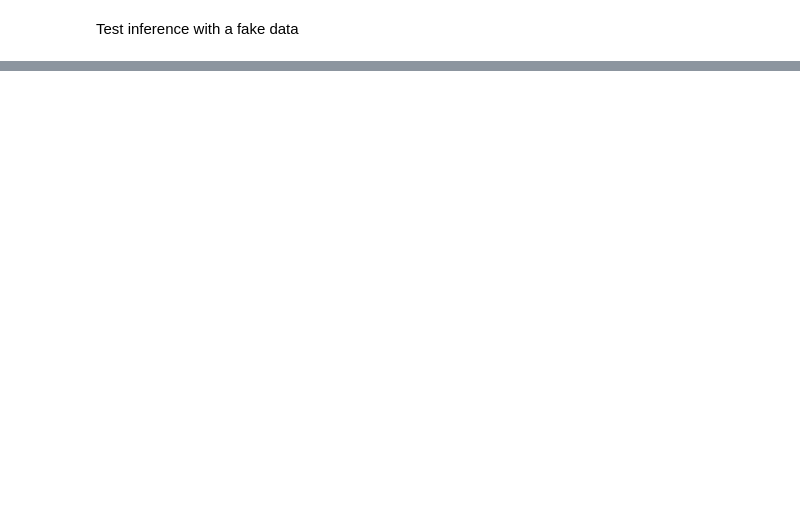
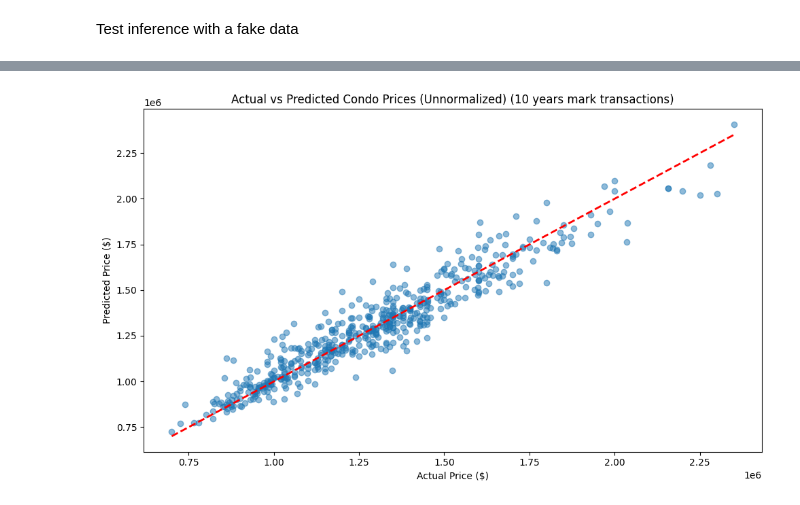
Before and after one commit to lolbus/SFS_MLEngineer_Assessment, a Jupyter notebook: modelling.ipynb, the cells around one changed output, grey strips where cells are left out. Saved outputs shown, nothing was run; the diff lists cells and outputs as text; code cells hidden in the pictures; blank space fills up the shorter version.

```diff
--- a/modelling.ipynb
+++ b/modelling.ipynb
@@ -359,0 +344,87 @@ Develop and run flask API on local machine
+# %%
+import pandas as pd
+import numpy as np
+from sklearn.model_selection import train_test_split
+from sklearn.ensemble import RandomForestRegressor
+from sklearn.preprocessing import LabelEncoder
+from sklearn.metrics import mean_squared_error, r2_score
+import matplotlib.pyplot as plt
+
+# 1. Fetch data from the database
+query = f"""
+SELECT market_segment, months_since_contract_date, months_since_commence_date,
+       area, price, floor_range
+FROM transactions_v{table_ver + 1}
+"""
+df = pd.read_sql_query(query, conn)
+
+# 2. Preprocess the data
+# Create separate LabelEncoders for each categorical variable
+le_market_segment = LabelEncoder()
+le_floor_range = LabelEncoder()
+
+# Fit and transform each categorical column
+df['market_segment'] = le_market_segment.fit_transform(df['market_segment'])
+df['floor_range'] = le_floor_range.fit_transform(df['floor_range'])
+
+# Engineer new feature
+# df['age_of_property_at_transaction_date'] = df['months_since_commence_date'] - df['months_since_contract_date']
+
+
+# 2. Preprocess the data
+# Calculate mean and std for 'price'
+price_mean, price_std = df['price'].mean(), df['price'].std()
+print(f"Price - Mean: {price_mean:.2f}, Std: {price_std:.2f}")
+
+# Normalize 'price'
+df['price_normalized'] = (df['price'] - price_mean) / price_std
+
+# Split features and target
+X = df.drop(['price', 'price_normalized'], axis=1)
+y = df['price_normalized']
+
+# 3. Split the data into training and testing sets
+X_train, X_test, y_train, y_test = train_test_split(X, y, test_size=0.2, random_state=42)
+
+# 4. Train the model
+rf_model = RandomForestRegressor(n_estimators=100, random_state=42)
+rf_model.fit(X_train, y_train)
+
+# 5. Make predictions
+y_pred_normalized = rf_model.predict(X_test)
+
+# Denormalize predictions and actual values
+y_pred = y_pred_normalized * price_std + price_mean
+y_test_denormalized = y_test * price_std + price_mean
+
+# 6. Evaluate the model
+mse = mean_squared_error(y_test_denormalized, y_pred)
+rmse = np.sqrt(mse)
+r2 = r2_score(y_test_denormalized, y_pred)
+
+
+print(f"Root Mean Squared Error (Unnormalized): {rmse}")
+print(f"R-squared Score: {r2}")
+
+# 7. Feature importance
+feature_importance = pd.DataFrame({
+    'feature': X.columns,
+    'importance': rf_model.feature_importances_
+}).sort_values('importance', ascending=False)
+
+print("\nFeature Importance:")
+print(feature_importance)
+
+# 8. Visualize predictions vs actual (Unnormalized)
+plt.figure(figsize=(10, 6))
+plt.scatter(y_test_denormalized, y_pred, alpha=0.5)
+plt.plot([y_test_denormalized.min(), y_test_denormalized.max()],
+         [y_test_denormalized.min(), y_test_denormalized.max()], 'r--', lw=2)
+plt.xlabel("Actual Price ($)")
+plt.ylabel("Predicted Price ($)")
+plt.title("Actual vs Predicted Condo Prices (Unnormalized) (10 years mark transactions)")
+
+
+plt.tight_layout()
+plt.show()
+# %% [output]
@@ -359,0 +442 @@ Develop and run flask API on local machine
+[figure, added]
```
Also changed, not shown: parts of 19 cells of this notebook, 19 other files.
